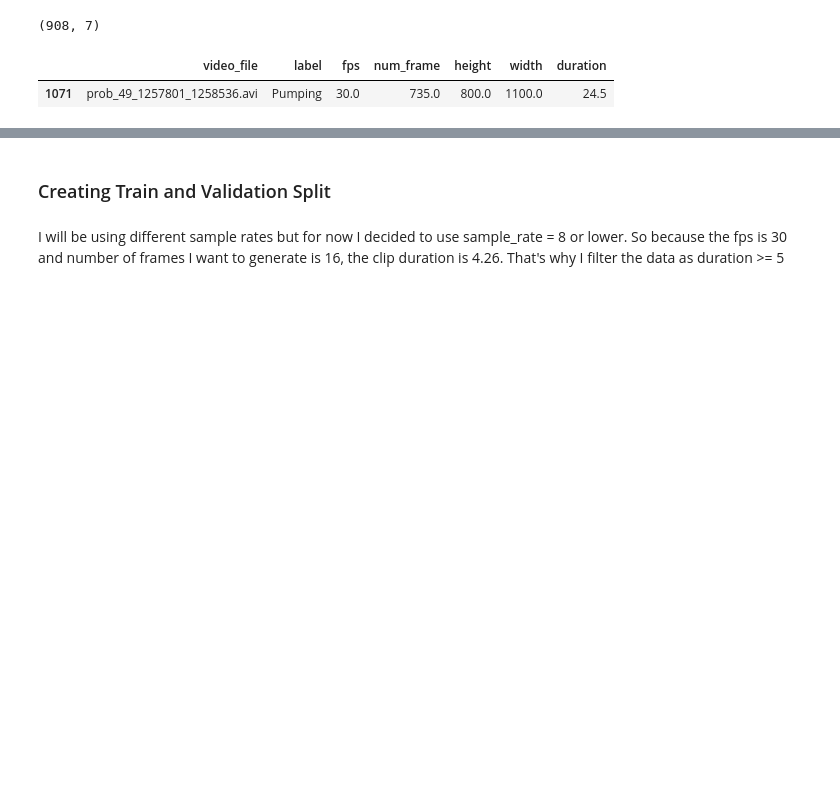
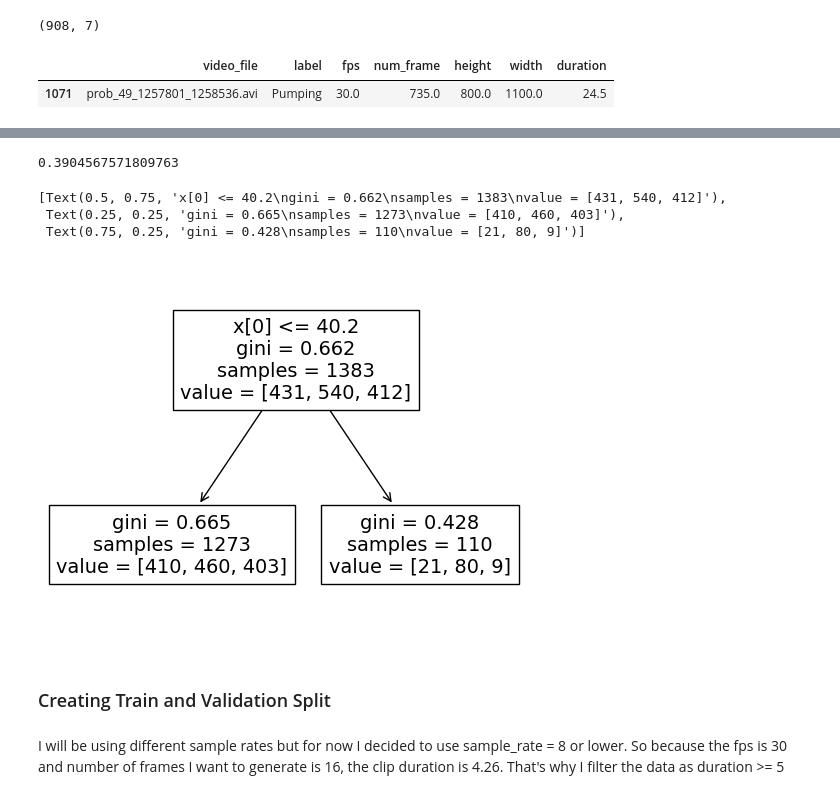
Before and after one commit to mertpekey/FlyVideo, a Jupyter notebook: notebooks/data_exploration.ipynb, the cells around one changed output, grey strips where cells are left out. Drawn from its saved outputs; the diff is of its cells as text; code cells hidden in the pictures; blank space fills up the shorter version.

```diff
--- a/notebooks/data_exploration.ipynb
+++ b/notebooks/data_exploration.ipynb
@@ -94,7 +94,7 @@ video_df.describe()
 # %% [markdown]
 ### Load Info CSV
 # %%
-info_csv_path = os.path.join(PROJ_DIR, 'video_info.csv')
+info_csv_path = os.path.join(PROJ_DIR, 'Supplementary_Files','video_info.csv')
 video_df = pd.read_csv(info_csv_path)
 video_df.head(3)
 # %% [output]
@@ -131,3 +144,24 @@ video_df[video_df['video_file'] == 'prob_49_1257801_1258536.avi']
+# %%
+import numpy as np
+from sklearn.tree import DecisionTreeClassifier, plot_tree
+from sklearn.model_selection import cross_val_score
+
+clf = DecisionTreeClassifier(max_depth=1, random_state=0)
+
+X = video_df[['duration']].values
+y = video_df[['label']].values
+
+clf.fit(X, y)
+
+print(np.mean(cross_val_score(clf, X, y, cv=5)))
+
+plot_tree(clf)
+# %% [output]
+0.3904567571809763
+[Text(0.5, 0.75, 'x[0] <= 40.2\ngini = 0.662\nsamples = 1383\nvalue = [431, 540, 412]'),
+ Text(0.25, 0.25, 'gini = 0.665\nsamples = 1273\nvalue = [410, 460, 403]'),
+ Text(0.75, 0.25, 'gini = 0.428\nsamples = 110\nvalue = [21, 80, 9]')]
+[figure, added]
 # %% [markdown]
 ### Creating Train and Validation Split
 # %% [markdown]
```
Also changed, not shown: parts of 2 cells of this notebook, 9 other files.
